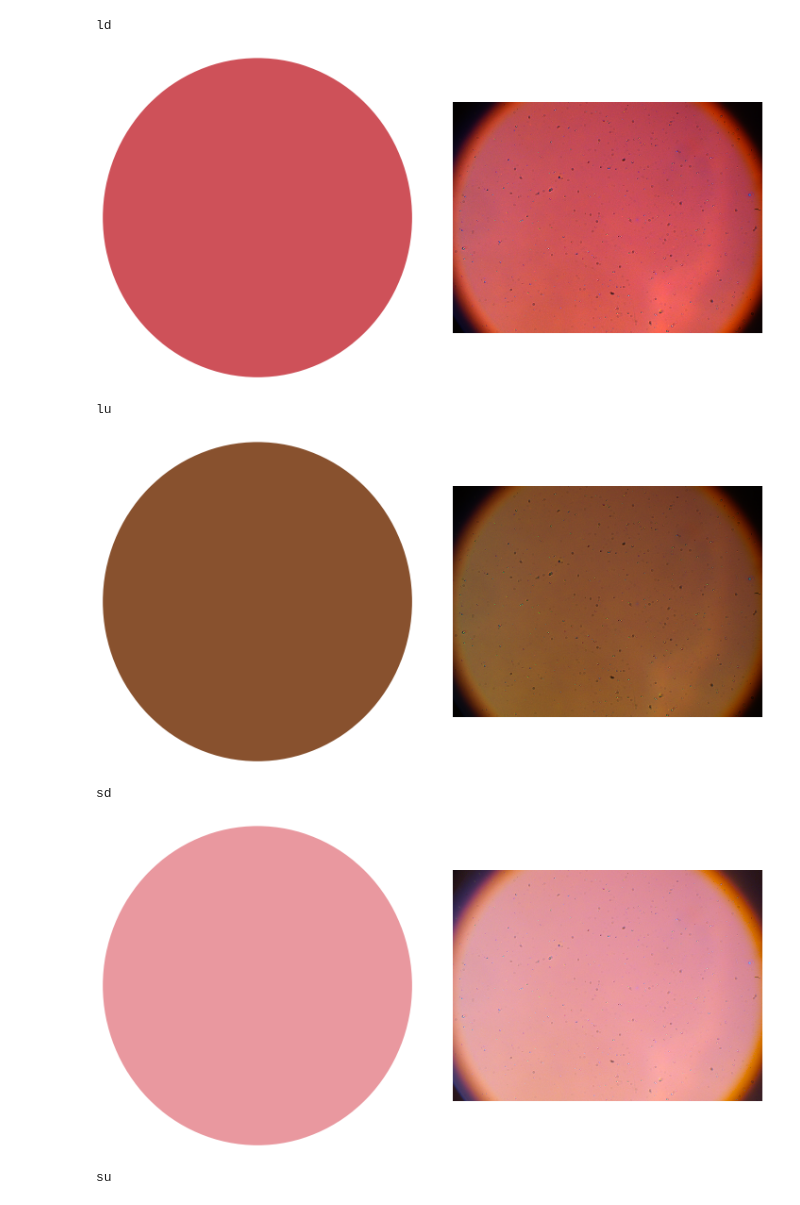
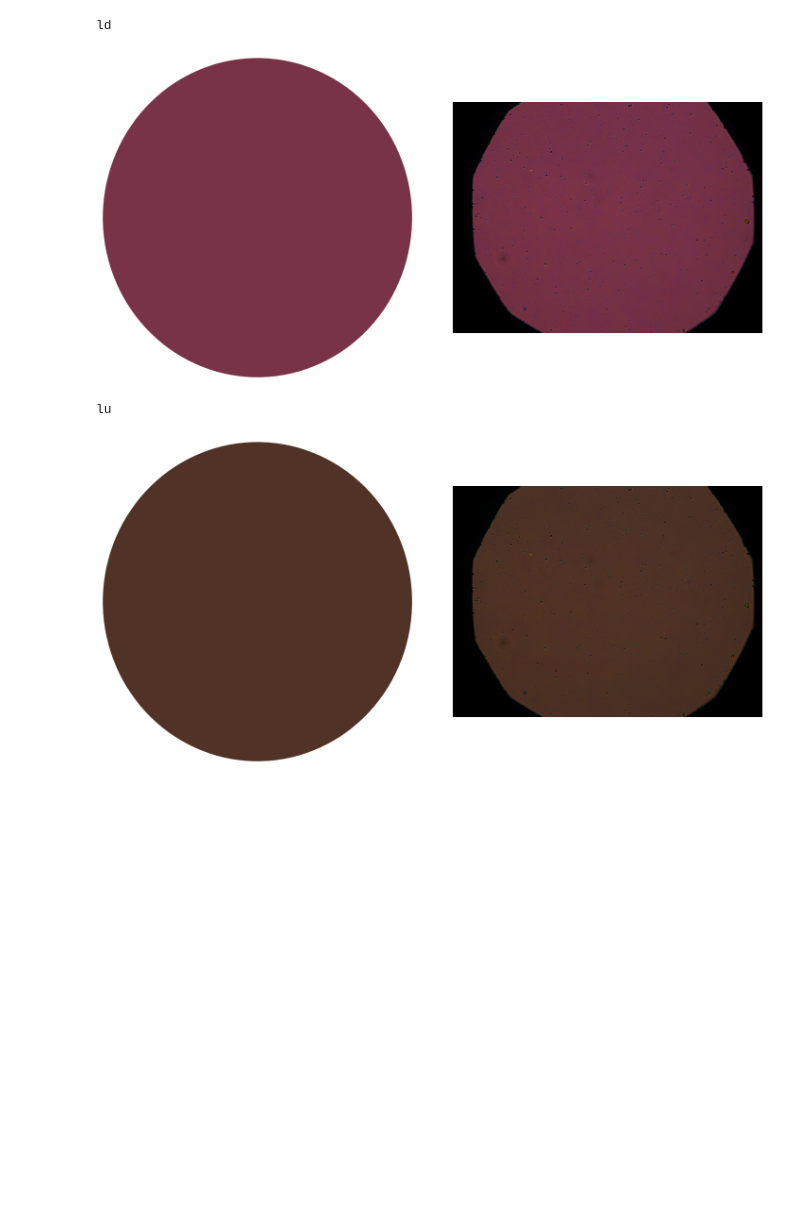
Before and after one commit to makamoa/bio, a Jupyter notebook: CameraCalibration.ipynb, the cells around one changed output. Drawn from its saved outputs; the diff is of its cells as text; code cells hidden in the pictures; blank space fills up the shorter version.

Commit message:
added DataCorresondance and performed new analysis

```diff
--- a/CameraCalibration.ipynb
+++ b/CameraCalibration.ipynb
@@ -20,30 +27,30 @@ import os, re
 DATA = 'data/'
 METADATA = 'metadata/'
 # %%
-datadir= DATA + 'ocean_ccd/'
+datadir= DATA + 'final/processed/'
 image_type = 'lu'
 filelist=sorted(os.listdir(datadir),key=lambda s: [int(t) if t.isdigit() else t.lower() for t in re.split('(\d+)', s)])
 sample_file_names= [os.path.splitext(file)[0] for file in filelist if file.endswith('.csv')]
 sample_type = 'A'
 mirror = 'mirr'+sample_type
 a_samples=[sample for sample in sample_file_names if (sample[0] == sample_type) and (os.path.exists(datadir+sample+image_type+'.tiff'))]
-a_samples = [Sample(file, mirror, folder=datadir, image_ext=image_type+'.tiff', spectra_kargs={'normalized' : True}, image_kargs={'regime' : 'selective'}, thick_file='thicknesses.pkl')
+a_samples = [Sample(file, mirror, folder=datadir, image_ext=image_type+'.tiff', spectra_kargs={'normalized' : False}, image_kargs={'regime' : 'selective'}, thick_file='thicknesses.pkl')
               for file in a_samples]
 sample_type = 'B'
 mirror = 'mirr'+sample_type
 b_samples=[sample for sample in sample_file_names if (sample[0] == sample_type) and (os.path.exists(datadir+sample+image_type+'.tiff'))]
-b_samples = [Sample(file, mirror, folder=datadir, image_ext=image_type+'.tiff', spectra_kargs={'normalized' : True}, image_kargs={'regime' : 'selective'}, thick_file='thicknesses.pkl')
+b_samples = [Sample(file, mirror, folder=datadir, image_ext=image_type+'.tiff', spectra_kargs={'normalized' : False}, image_kargs={'regime' : 'selective'}, thick_file='thicknesses.pkl')
               for file in b_samples]
-sample_type = 'C'
-mirror = 'mirr'+sample_type
-c_samples=[sample for sample in sample_file_names if (sample[0] == sample_type) and (os.path.exists(datadir+sample+image_type+'.tiff'))]
-c_samples = [Sample(file, mirror, folder=datadir, image_ext=image_type+'.tiff', spectra_kargs={'normalized' : True}, image_kargs={'regime' : 'selective'}, thick_file='thicknesses.pkl')
-              for file in c_samples]
-sample_type = 'D'
-mirror = 'mirr'+sample_type
-d_samples=[sample for sample in sample_file_names if (sample[0] == sample_type) and (os.path.exists(datadir+sample+image_type+'.tiff'))]
-d_samples = [Sample(file, mirror, folder=datadir, image_ext=image_type+'.tiff', spectra_kargs={'normalized' : True}, image_kargs={'regime' : 'selective'}, thick_file='thicknesses.pkl')
-              for file in d_samples]
+# sample_type = 'C'
+# mirror = 'mirr'+sample_type
+# c_samples=[sample for sample in sample_file_names if (sample[0] == sample_type) and (os.path.exists(datadir+sample+image_type+'.tiff'))]
+# c_samples = [Sample(file, mirror, folder=datadir, image_ext=image_type+'.tiff', spectra_kargs={'normalized' : False}, image_kargs={'regime' : 'selective'}, thick_file='thicknesses.pkl')
+#               for file in c_samples]
+# sample_type = 'D'
+# mirror = 'mirr'+sample_type
+# d_samples=[sample for sample in sample_file_names if (sample[0] == sample_type) and (os.path.exists(datadir+sample+image_type+'.tiff'))]
+# d_samples = [Sample(file, mirror, folder=datadir, image_ext=image_type+'.tiff', spectra_kargs={'normalized' : False}, image_kargs={'regime' : 'selective'}, thick_file='thicknesses.pkl')
+#               for file in d_samples]
 
 # c_samples=[sample for sample in sample_file_names if sample[0] == sample_type]
 # d_samples=[sample for sample in sample_file_names if sample[0] == sample_type]
@@ -69,27 +63,24 @@ d_samples = [Sample(file, mirror, folder=datadir, image_ext=image_type+'.tiff',
 # %%
 sample_type = 'B'
 samplefile = sample_type + '10'
 image_type = 'ld' # ld lu sd su
 print(image_type)
 im = Image(datadir + samplefile + image_type + '.tiff', regime='selective', fast=True)
 im.show()
 image_type = 'lu' # ld lu sd su
 print(image_type)
 im = Image(datadir + samplefile + image_type + '.tiff', regime='selective', fast=True)
 im.show()
-image_type = 'sd' # ld lu sd su
-print(image_type)
-im = Image(datadir + samplefile + image_type + '.tiff', regime='selective', fast=True)
-im.show()
-image_type = 'su' # ld lu sd su
-print(image_type)
-im = Image(datadir + samplefile + image_type + '.tiff', regime='selective', fast=True)
-im.show()
+# image_type = 'sd' # ld lu sd su
+# print(image_type)
+# im = Image(datadir + samplefile + image_type + '.tiff', regime='selective', fast=True)
+# im.show()
+# image_type = 'su' # ld lu sd su
+# print(image_type)
+# im = Image(datadir + samplefile + image_type + '.tiff', regime='selective', fast=True)
+# im.show()
 # %% [output]
 ld
-[figure, old version]
+[figure, new version]
 lu
-[figure, old version]
+[figure, new version]
-sd
-[figure, removed]
-su
```
Also changed, not shown: parts of 10 cells of this notebook, 4 other files.
